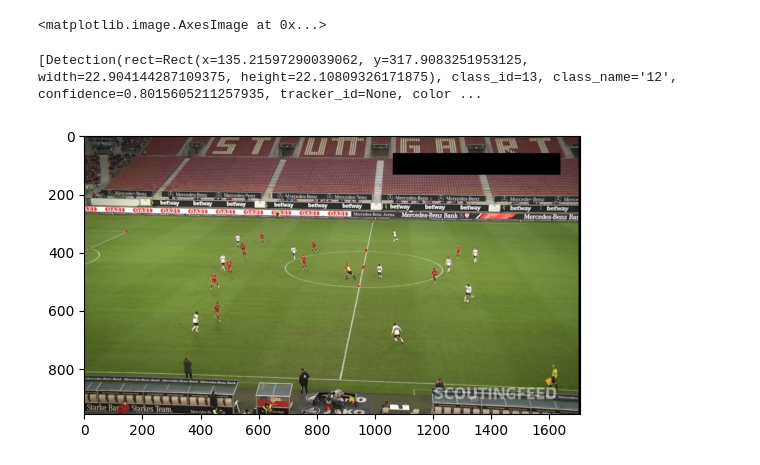
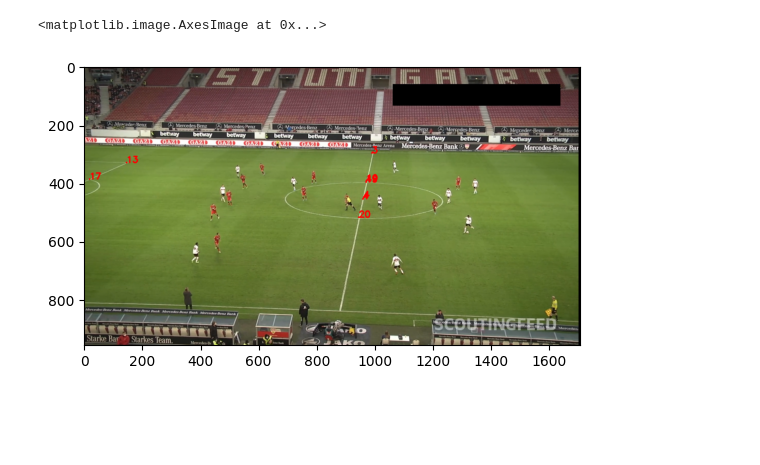
Before and after one commit to Fer14/futstats, a Jupyter notebook: futstats/homography/keypoint_homography/yolo_homograpy.ipynb, the cells around one changed output. Saved outputs shown, nothing was run; the diff lists cells and outputs as text; code cells hidden in the pictures; blank space fills up the shorter version.

```diff
--- a/futstats/homography/keypoint_homography/yolo_homograpy.ipynb
+++ b/futstats/homography/keypoint_homography/yolo_homograpy.ipynb
@@ -89,17 +87,18 @@ detections = Detection.from_yoloNas(pred=results)
 # %%
 
 points = img.copy()
 
 for detection in detections:
     x2, y2 = detection.rect.bottom_right.int_xy_tuple
     x1, y1 = detection.rect.top_left.int_xy_tuple
     # get the center of the box
     center = (int((x1 + x2) / 2),int((y1 + y2) / 2))
     points = cv2.circle(points, center, 3, (255, 0, 0), -1)
+    points = cv2.putText(points, str(detection.class_id), center, cv2.FONT_HERSHEY_SIMPLEX, 1, (255, 0, 0),3)
+
 
 
 plt.imshow(points)
 # %% [output]
 <matplotlib.image.AxesImage at 0x...>
-[Detection(rect=Rect(x=135.21597290039062, y=317.9083251953125, width=22.904144287109375, height=22.10809326171875), class_id=13, class_name='12', confidence=0.8015605211257935, tracker_id=None, color ...
-[figure, old version]
+[figure, new version]
```
Also changed, not shown: parts of 6 cells of this notebook, 1 other file.
